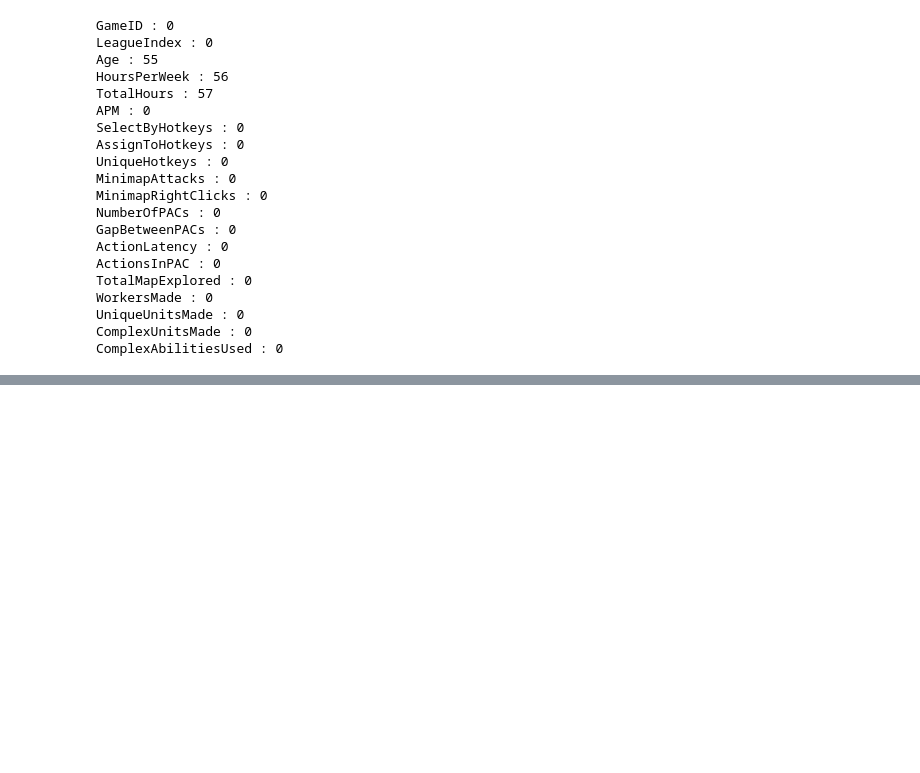
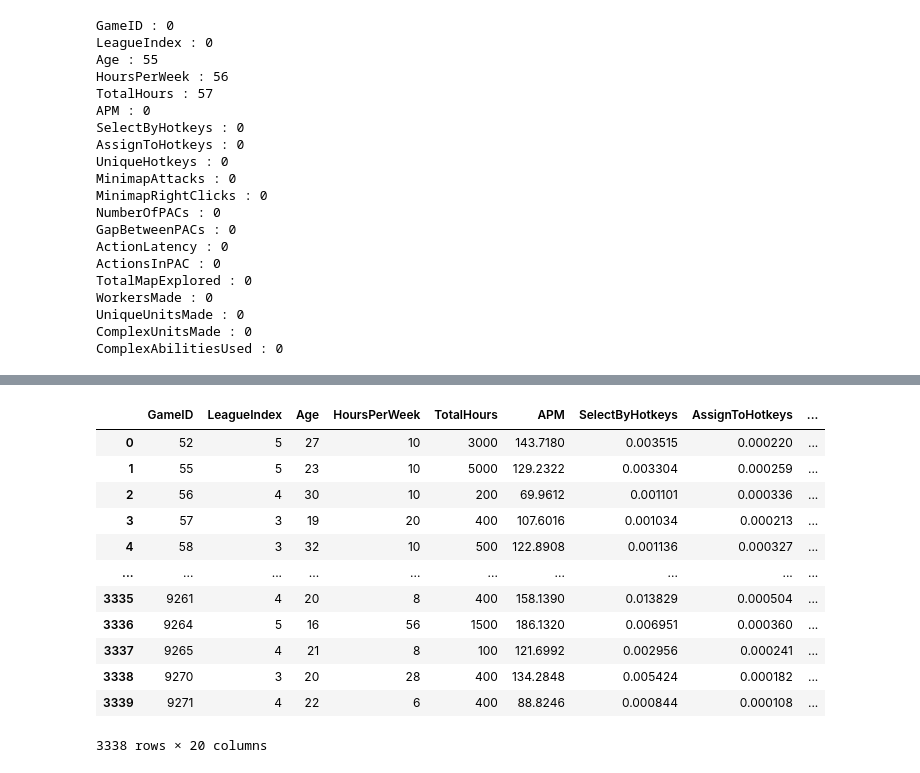
Before and after one commit to JohnyLn/Python_For_Data_Analysis_Skillcraft1, a Jupyter notebook: Skillcraft_Notebook.ipynb, the cells around one changed output, grey strips where cells are left out. Cells and saved outputs as stored; diff of their text form; code cells hidden in the pictures; blank space fills up the shorter version.

```diff
--- a/Skillcraft_Notebook.ipynb
+++ b/Skillcraft_Notebook.ipynb
@@ -82,0 +112,23 @@ ComplexAbilitiesUsed : 0
+# %%
+df_del = skillcraft
+ind = []
+for i in range(len(df_del.TotalHours)):
+    if df_del.TotalHours[i] == "?":
+        ind.append(i)
+
+df_del = df_del.drop(index=df_del.index[ind])
+df_del
+# %% [output]
+|  | GameID | LeagueIndex | Age | HoursPerWeek | TotalHours | APM | SelectByHotkeys | AssignToHotkeys | ... |
+| 0 | 52 | 5 | 27 | 10 | 3000 | 143.7180 | 0.003515 | 0.000220 | ... |
+| 1 | 55 | 5 | 23 | 10 | 5000 | 129.2322 | 0.003304 | 0.000259 | ... |
+| 2 | 56 | 4 | 30 | 10 | 200 | 69.9612 | 0.001101 | 0.000336 | ... |
+| 3 | 57 | 3 | 19 | 20 | 400 | 107.6016 | 0.001034 | 0.000213 | ... |
+| 4 | 58 | 3 | 32 | 10 | 500 | 122.8908 | 0.001136 | 0.000327 | ... |
+| ... | ... | ... | ... | ... | ... | ... | ... | ... | ... |
+| 3335 | 9261 | 4 | 20 | 8 | 400 | 158.1390 | 0.013829 | 0.000504 | ... |
+| 3336 | 9264 | 5 | 16 | 56 | 1500 | 186.1320 | 0.006951 | 0.000360 | ... |
+| 3337 | 9265 | 4 | 21 | 8 | 100 | 121.6992 | 0.002956 | 0.000241 | ... |
+| 3338 | 9270 | 3 | 20 | 28 | 400 | 134.2848 | 0.005424 | 0.000182 | ... |
+| 3339 | 9271 | 4 | 22 | 6 | 400 | 88.8246 | 0.000844 | 0.000108 | ... |
+3338 rows × 20 columns
```
Also changed, not shown: parts of 4 cells of this notebook.
